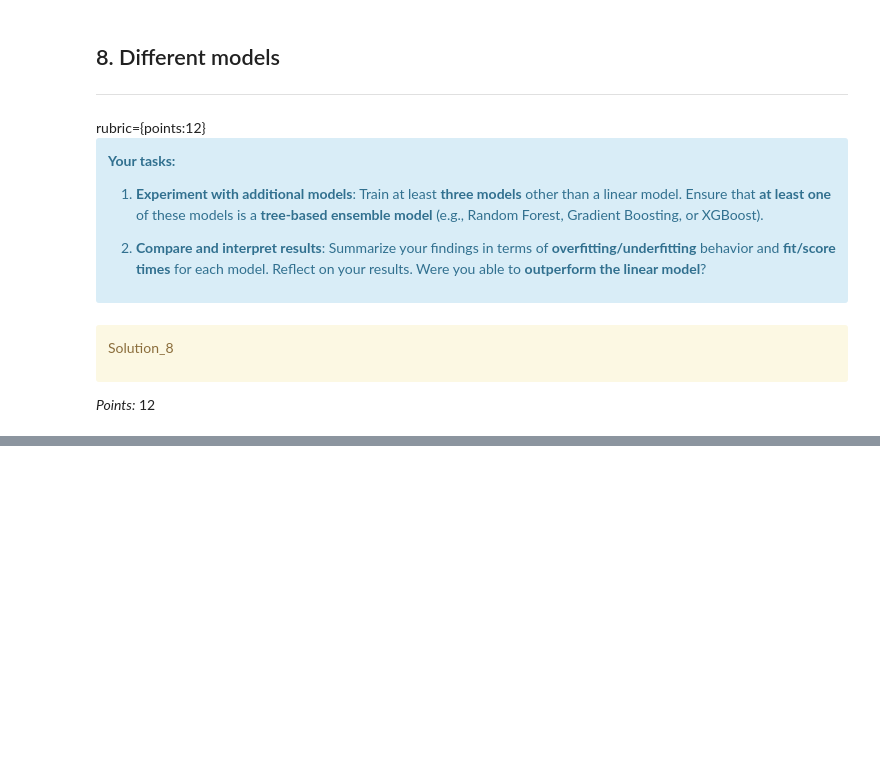
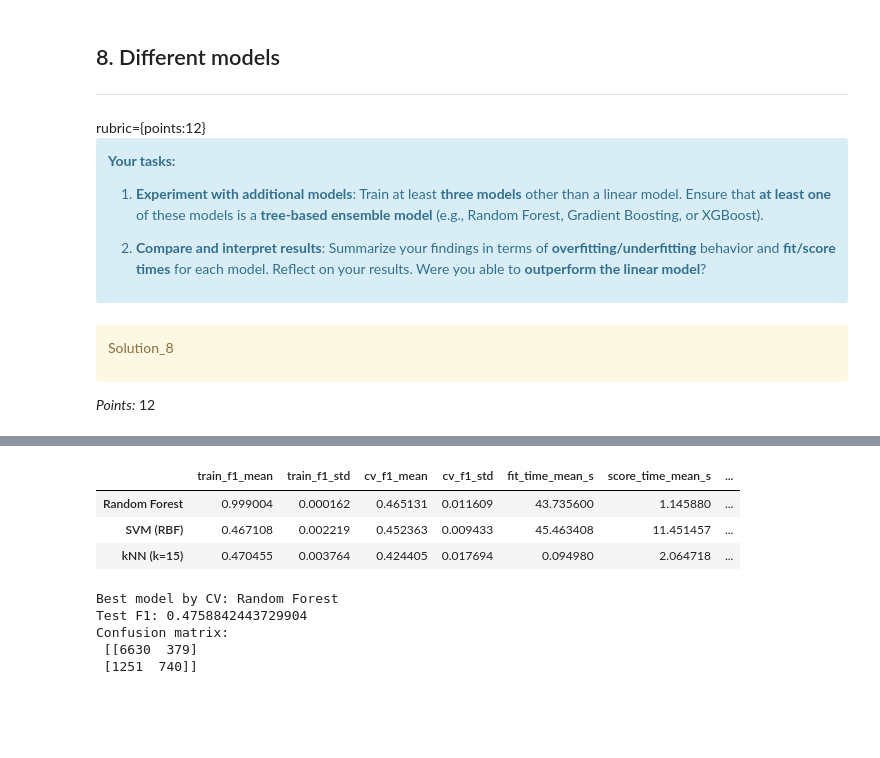
Before and after one commit to shreyab111/hw_5, a Jupyter notebook: hw5.ipynb, the cells around one changed output, grey strips where cells are left out. Cells and saved outputs as stored; diff of their text form; code cells hidden in the pictures; blank space fills up the shorter version.

```diff
--- a/hw5.ipynb
+++ b/hw5.ipynb
@@ -660,3 +656,77 @@ Ellipsis
+# %%
+cv = StratifiedKFold(n_splits=5, shuffle=True, random_state=123)
+
+# Three non-linear models (one is a tree-based ensemble)
+models = {
+    "kNN (k=15)": KNeighborsClassifier(n_neighbors=15),
+    "SVM (RBF)": SVC(kernel="rbf", gamma="scale"),
+    "Random Forest": RandomForestClassifier(
+        n_estimators=300,
+        random_state=123,
+        n_jobs=-1
+    )
+}
+# %%
+rows = {}
+
+for name, clf in models.items():
+    pipe = Pipeline([
+        ("preprocess", preprocessor),  # from Solution_5
+        ("clf", clf)
+    ])
+
+    scores = cross_validate(
+        pipe,
+        X_train_fe,
+        y_train,
+        cv=cv,
+        scoring="f1",
+        return_train_score=True,
+        n_jobs=-1
+    )
+
+    rows[name] = {
+        "train_f1_mean": scores["train_score"].mean(),
+        "train_f1_std": scores["train_score"].std(),
+        "cv_f1_mean": scores["test_score"].mean(),
+        "cv_f1_std": scores["test_score"].std(),
+        "fit_time_mean_s": scores["fit_time"].mean(),
+        "score_time_mean_s": scores["score_time"].mean(),
+        "train_minus_cv_gap": scores["train_score"].mean() - scores["test_score"].mean()
+    }
+
+results_df = (pd.DataFrame(rows).T
+              .sort_values("cv_f1_mean", ascending=False))
+
+results_df
+# %% [output]
+|  | train_f1_mean | train_f1_std | cv_f1_mean | cv_f1_std | fit_time_mean_s | score_time_mean_s | ... |
+| Random Forest | 0.999004 | 0.000162 | 0.465131 | 0.011609 | 43.735600 | 1.145880 | ... |
+| SVM (RBF) | 0.467108 | 0.002219 | 0.452363 | 0.009433 | 45.463408 | 11.451457 | ... |
+| kNN (k=15) | 0.470455 | 0.003764 | 0.424405 | 0.017694 | 0.094980 | 2.064718 | ... |
+# %%
+from sklearn.metrics import f1_score, confusion_matrix
+
+best_name = results_df.index[0]
+best_model = models[best_name]
+
+best_pipe = Pipeline([
+    ("preprocess", preprocessor),
+    ("clf", best_model)
+])
+
+best_pipe.fit(X_train_fe, y_train)
+y_pred = best_pipe.predict(X_test_fe)
+
+print("Best model by CV:", best_name)
+print("Test F1:", f1_score(y_test, y_pred))
+print("Confusion matrix:\n", confusion_matrix(y_test, y_pred))
+# %% [output]
+Best model by CV: Random Forest
+Test F1: 0.4758842443729904
+Confusion matrix:
+ [[6630  379]
+ [1251  740]]
 # %% [markdown]
 <!-- END QUESTION -->
 
```
Also changed, not shown: parts of 6 cells of this notebook.
